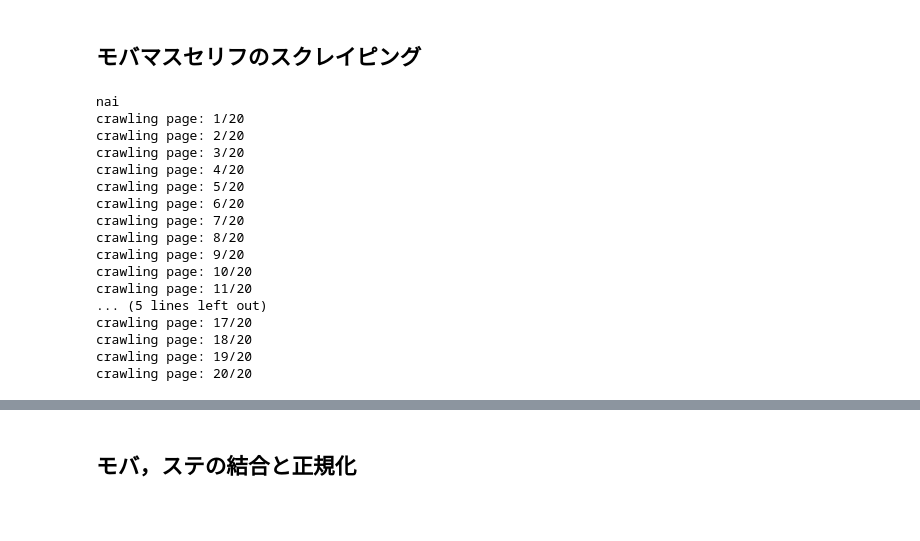
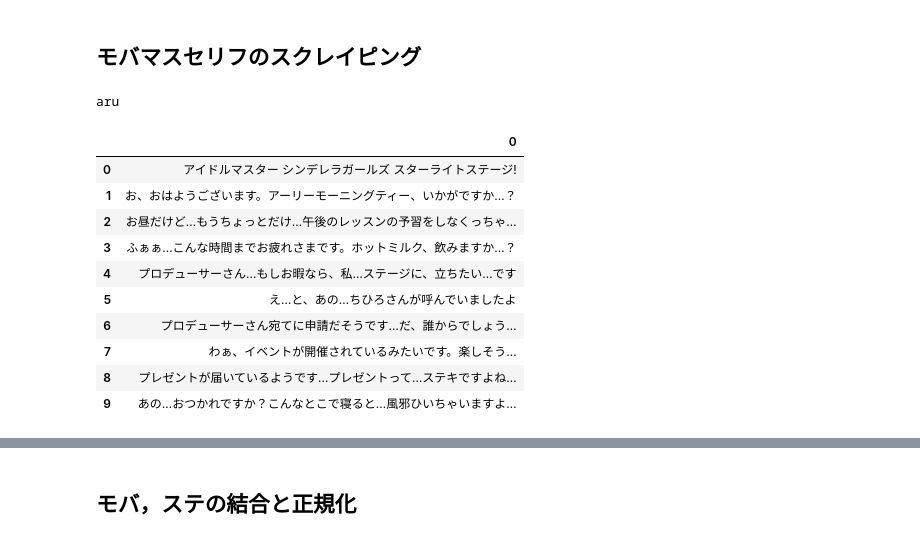
Before and after one commit to waniKN/idol_info, a Jupyter notebook: crawling_and_visuallize.ipynb, the cells around one changed output, grey strips where cells are left out. Saved outputs shown, nothing was run; the diff lists cells and outputs as text; code cells hidden in the pictures; blank space fills up the shorter version.

```diff
--- a/crawling_and_visuallize.ipynb
+++ b/crawling_and_visuallize.ipynb
@@ -130,23 +130,21 @@ if not glob.glob(f"data/{idol[0]}_moba.csv") and not glob.glob(f"data/{idol[0]}_
     bb.to_csv(f"data/{idol[0]}_dere.csv")
 else:
     print("aru")
-    aa = pd.read_csv(f"data/{idol[0]}_moba.csv")
-    bb = pd.read_csv(f"data/{idol[0]}_dere.csv")
+    aa = pd.read_csv(f"data/{idol[0]}_moba.csv", index_col=0)
+    bb = pd.read_csv(f"data/{idol[0]}_dere.csv", index_col=0)
 # %% [output]
-nai
-crawling page: 1/20
-crawling page: 2/20
-crawling page: 3/20
-crawling page: 4/20
-crawling page: 5/20
-crawling page: 6/20
-crawling page: 7/20
-crawling page: 8/20
-crawling page: 9/20
-crawling page: 10/20
-crawling page: 11/20
-... (5 lines left out)
-crawling page: 17/20
-crawling page: 18/20
-crawling page: 19/20
-crawling page: 20/20
+aru
+# %%
+aa.head(10)
+# %% [output]
+|  | 0 |
+| 0 | アイドルマスター シンデレラガールズ スターライトステージ! |
+| 1 | お、おはようございます。アーリーモーニングティー、いかがですか…？ |
+| 2 | お昼だけど…もうちょっとだけ…午後のレッスンの予習をしなくっちゃ… |
+| 3 | ふぁぁ…こんな時間までお疲れさまです。ホットミルク、飲みますか…？ |
+| 4 | プロデューサーさん…もしお暇なら、私…ステージに、立ちたい…です |
+| 5 | え…と、あの…ちひろさんが呼んでいましたよ |
+| 6 | プロデューサーさん宛てに申請だそうです…だ、誰からでしょう… |
+| 7 | わぁ、イベントが開催されているみたいです。楽しそう… |
+| 8 | プレゼントが届いているようです…プレゼントって…ステキですよね… |
+| 9 | あの…おつかれですか？こんなとこで寝ると…風邪ひいちゃいますよ… |
```
Also changed, not shown: parts of 16 cells of this notebook.
